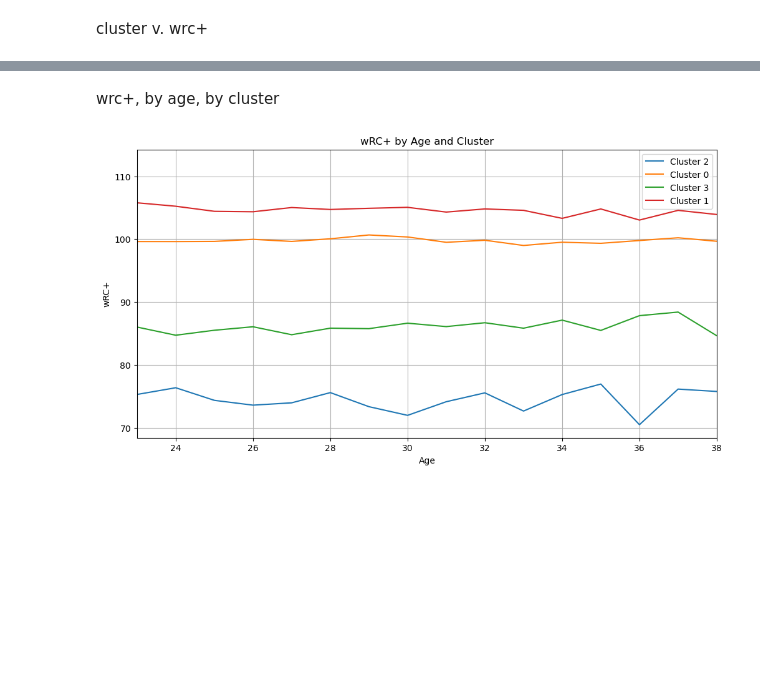
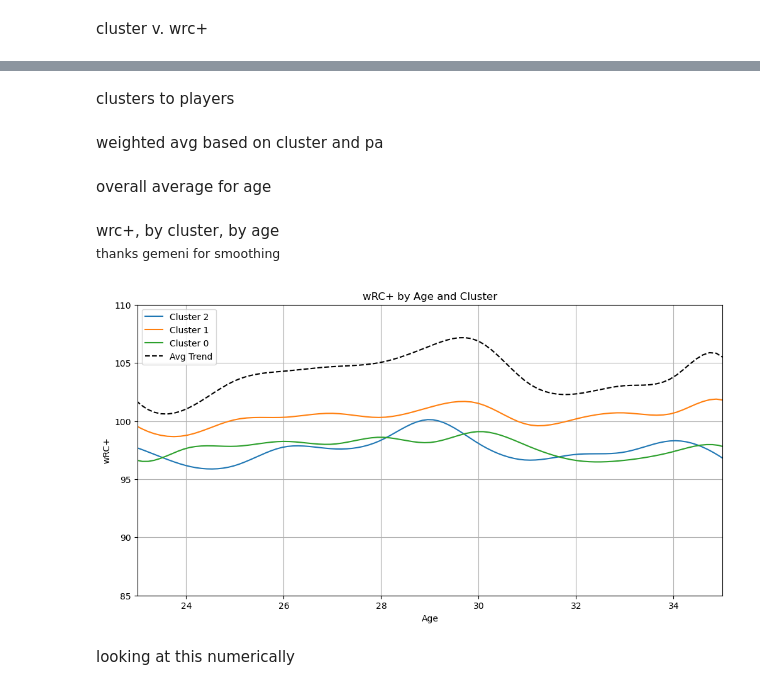
Before and after one commit to daltonlowery26/DIPS, a Jupyter notebook: models/aging_models/age_cluster.ipynb, the cells around one changed output, grey strips where cells are left out. Drawn from its saved outputs; the diff is of its cells as text; code cells hidden in the pictures; blank space fills up the shorter version.

```diff
--- a/models/aging_models/age_cluster.ipynb
+++ b/models/aging_models/age_cluster.ipynb
@@ -153,11 +172,11 @@ plt.show()
 # %% [markdown]
 Player Clusters
 # %%
-model = KMeans(n_clusters=4, init="k-means++", random_state=26)
+model = KMeans(n_clusters=3, init="k-means++", n_init=1000, random_state=26)
 labels = model.fit_predict(X)
 # %% [markdown]
 add to df_zscore
 # %%
-df_zscore['Cluster'] = labels
-df_zscore.head()
+df_zscore_mean['Cluster'] = labels
+df_zscore_mean.head()
 # %% [output]
@@ -194,2 +224,10 @@ plt.show()
-# %% [markdown]
-wrc+, by age, by cluster
+# %% [markdown]
+clusters to players
+# %%
+# Create a dictionary mapping player names to their clusters
+name_to_cluster = df_zscore_mean.set_index('Name')['Cluster'].to_dict()
+
+# Map the clusters to the df_zscore DataFrame
+df_zscore['Cluster'] = df_zscore['Name'].map(name_to_cluster)
+# %% [markdown]
+weighted avg based on cluster and pa
@@ -196,20 +253,55 @@ wrc+, by age, by cluster
+# %% [markdown]
+overall average for age
+# %%
+age_values = pd.DataFrame()
+for col in df.select_dtypes(include=[np.number]).columns:
+    if col != 'Season' and col != 'MLBAMID':
+        age_mean = df.groupby('Age')[col].apply(mean_year)
+        age_values[col] = age_mean
+age_values = age_values.reset_index(drop=True)
+# %% [markdown]
+wrc+, by cluster, by age
+<br>
+<small> thanks gemeni for smoothing
 # %%
-df_zscore_age = df_zscore.copy()
-df_zscore_age['Age'] = df['Age']
-cluster_means_age = df_zscore_age.groupby(['Age','Cluster']).mean(numeric_only=True)
+from scipy.interpolate import make_interp_spline
+import numpy as np
+
+# global averages
+global_means = age_values[['Age','wRC+']]
 
 # Plot wRC+ by age for each cluster
 plt.figure(figsize=(12, 6))
 for cluster in df_zscore_age['Cluster'].unique():
-    cluster_data = cluster_means_age.loc[(slice(None), cluster), 'wRC+']
-    plt.plot(cluster_data.index.get_level_values('Age'), cluster_data.values, label=f'Cluster {cluster}')
+    cluster_data = cluster_means_age.loc[cluster_means_age['Cluster'] == cluster].set_index('Age')['wRC+']
+    ages = cluster_data.index.get_level_values('Age')
+    values = cluster_data.values
+    # Smooth the trend line
+    if len(ages) > 3:  # Ensure enough points for smoothing
+        spline = make_interp_spline(ages, values, k=3)
+        smooth_ages = np.linspace(ages.min(), ages.max(), 200)
+        smooth_values = spline(smooth_ages)
+        plt.plot(smooth_ages, smooth_values, label=f'Cluster {cluster}')
+    else:
+        plt.plot(ages, values, label=f'Cluster {cluster}')
+
+# Smooth the global average trend line
+ages = global_means['Age']
+values = global_means['wRC+']
+spline = make_interp_spline(ages, values, k=3)
+smooth_ages = np.linspace(ages.min(), ages.max(), 200)
+smooth_values = spline(smooth_ages)
+plt.plot(smooth_ages, smooth_values, label='Avg Trend', linestyle='--', color='black')
 
 plt.xlabel('Age')
-plt.xlim(23, 38)
+plt.xlim(23, 35)
+plt.ylim(85, 110)
 plt.ylabel('wRC+')
 plt.title('wRC+ by Age and Cluster')
 plt.legend()
 plt.grid(True)
 plt.show()
 # %% [output]
-[figure, old version]
+[figure, new version]
+# %% [markdown]
+looking at this numerically
```
Also changed, not shown: parts of 15 cells of this notebook, 10 other files.
